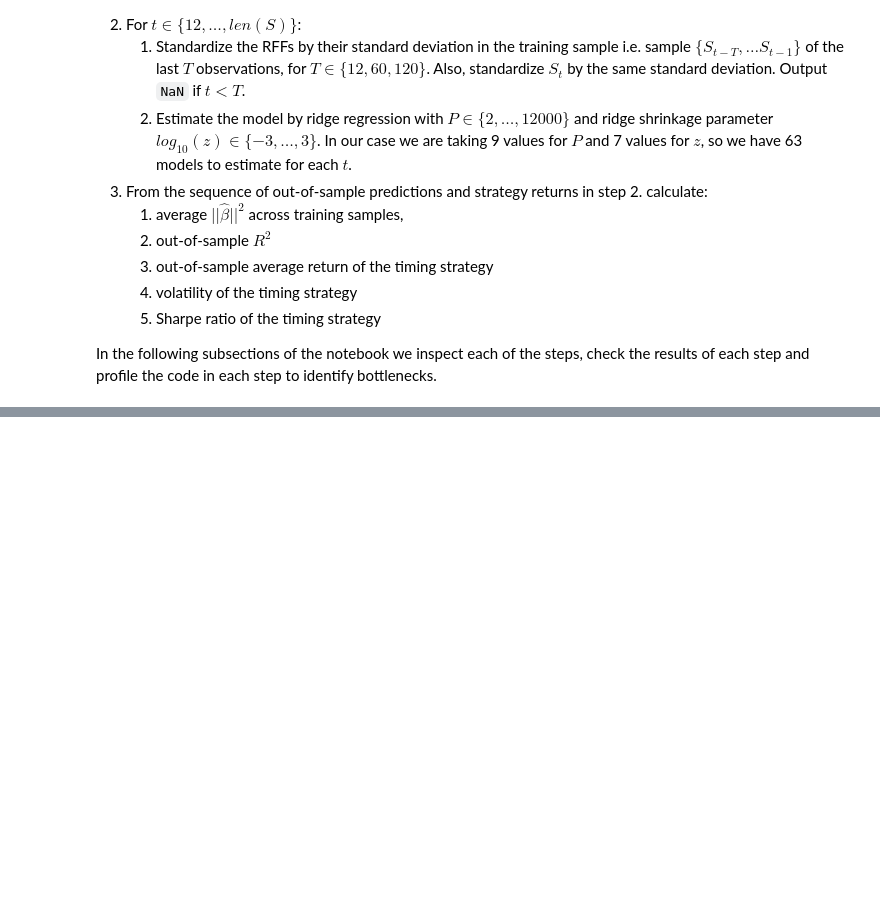
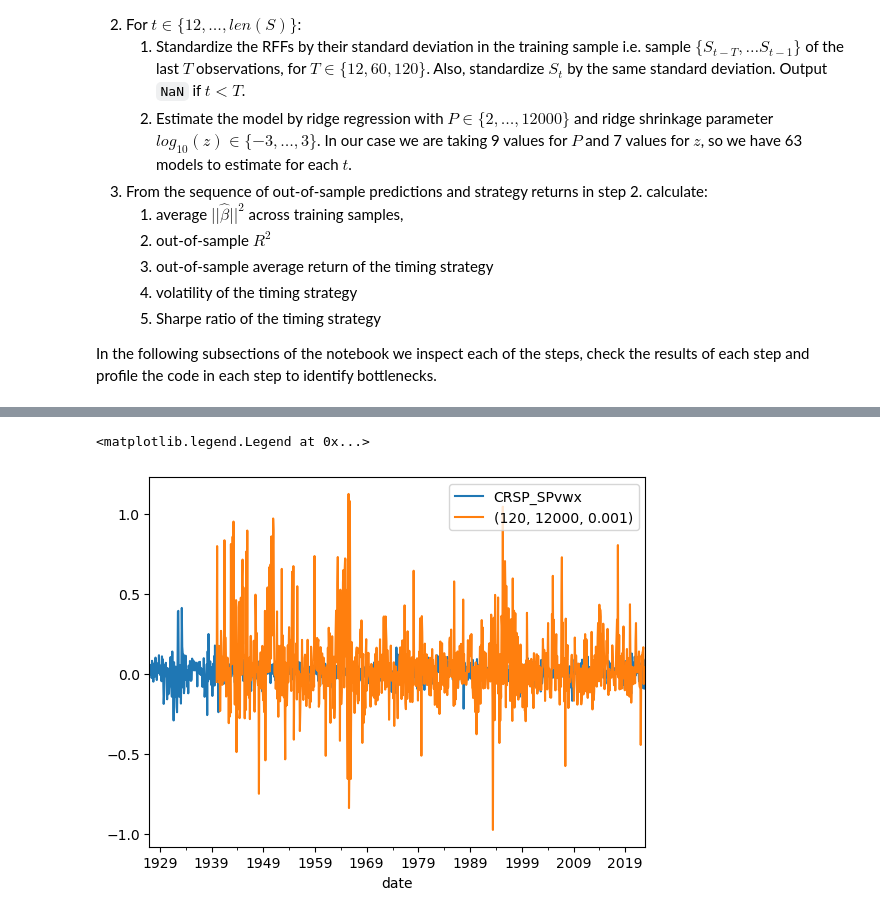
Before and after one commit to zivmi/voc_reproduction, a Jupyter notebook: notebooks/04-mz-voc-curve-adaptive-P.ipynb, the cells around one changed output, grey strips where cells are left out. Saved outputs shown, nothing was run; the diff lists cells and outputs as text; code cells hidden in the pictures; blank space fills up the shorter version.

```diff
--- a/notebooks/04-mz-voc-curve-adaptive-P.ipynb
+++ b/notebooks/04-mz-voc-curve-adaptive-P.ipynb
@@ -429,0 +35,15 @@ for T in T_list:
+# %%
+with open(interim_data_path + "/config.json", 'r') as fp:
+    config = json.load(fp)
+    last_run_seed = config['last_run_seed']
+    gamma = config['gamma']
+    T_list = config['T_list']
+    z_list = config['z_list']
+    P_dict = config['P_dict']
+    P_max = 12000
+    delta_t = config['delta_t']
+# %%
+data = pd.read_csv(preprocessed_data_path, index_col=0, parse_dates=True)
+dates = data.index[min(T_list):]
+
+run_params_unpacking = (T_list, P_dict, z_list)
@@ -429,0 +175,8 @@ for T in T_list:
+# %%
+interim_data.CRSP_SPvwx.plot()
+return_forecasts_df.loc[:,(120,12000,0.001)].plot()
+plt.legend()
+return_forecasts_df
+# %% [output]
+<matplotlib.legend.Legend at 0x...>
+[figure, added]
```
Also changed, not shown: parts of 67 cells of this notebook, 5 other files.
